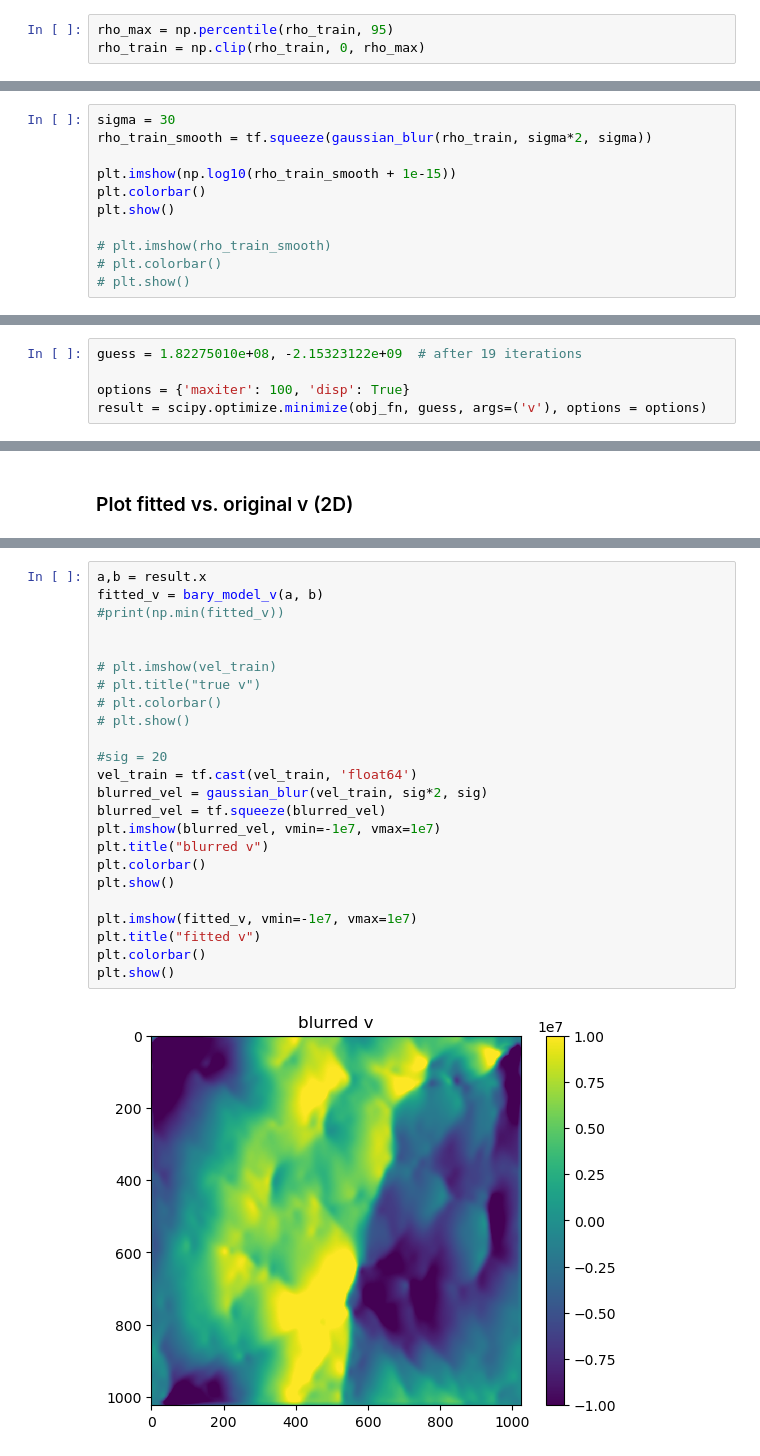
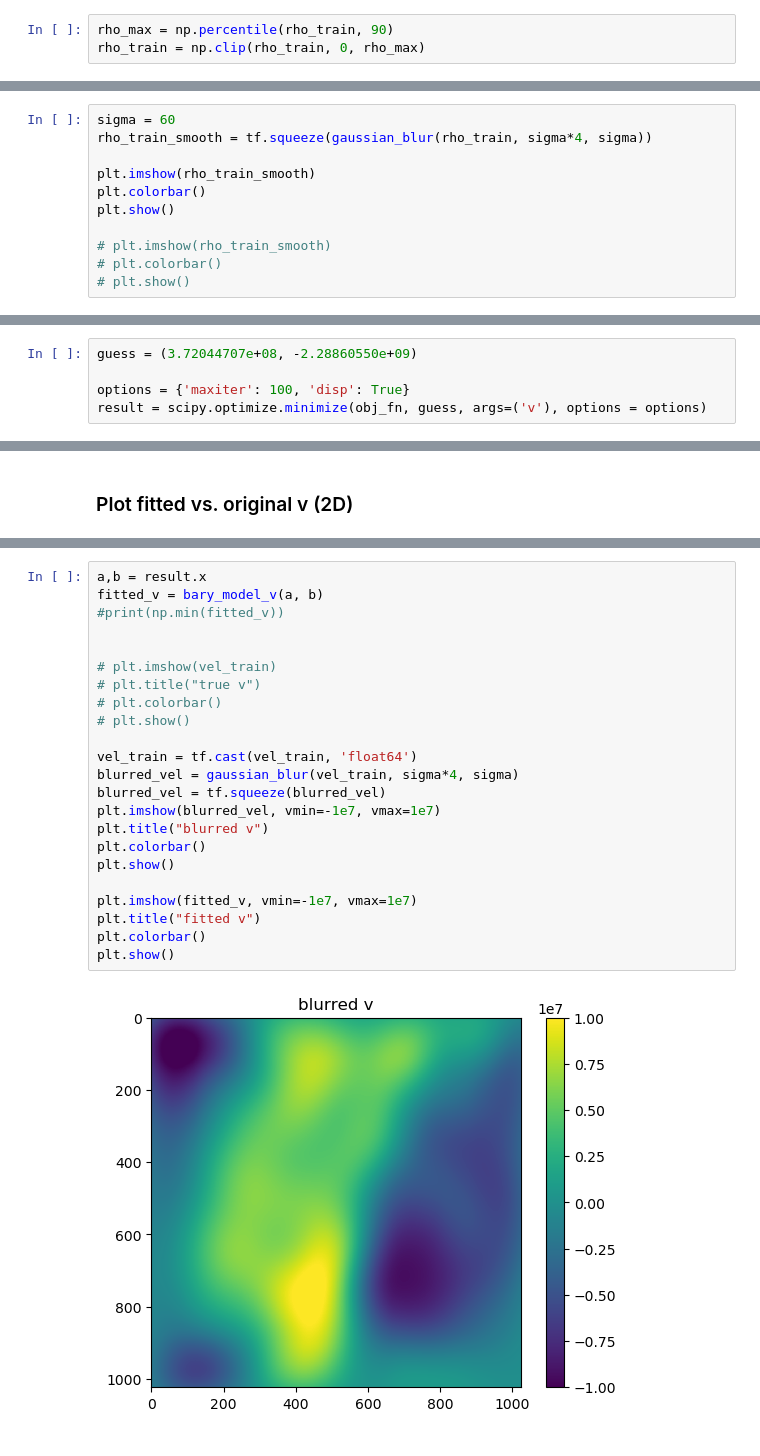
Before and after one commit to Jupiter1994/lya-tf, a Jupyter notebook: lya_fields/DM_to_bary_fitting.ipynb, the cells around one changed output, grey strips where cells are left out. Saved outputs shown, nothing was run; the diff lists cells and outputs as text.

```diff
--- a/lya_fields/DM_to_bary_fitting.ipynb
+++ b/lya_fields/DM_to_bary_fitting.ipynb
@@ -92,6 +92,6 @@ rho_train = tf.cast(rho_train, 'float64')
 # %% [markdown]
 ### Clip + smooth rho_train (for fitting v)
 # %%
-rho_max = np.percentile(rho_train, 95)
+rho_max = np.percentile(rho_train, 90)
 rho_train = np.clip(rho_train, 0, rho_max)
 # %%
@@ -101,8 +101,8 @@ print(np.percentile(rho_train, 95))
 # %%
-sigma = 30
-rho_train_smooth = tf.squeeze(gaussian_blur(rho_train, sigma*2, sigma))
+sigma = 60
+rho_train_smooth = tf.squeeze(gaussian_blur(rho_train, sigma*4, sigma))
 
-plt.imshow(np.log10(rho_train_smooth + 1e-15))
+plt.imshow(rho_train_smooth)
 plt.colorbar()
 plt.show()
 
@@ -338,5 +338,5 @@ guess = (3e8, -3e8) # initial guess
 # %%
-guess = 1.82275010e+08, -2.15323122e+09  # after 19 iterations
+guess = (3.72044707e+08, -2.28860550e+09)
 
 options = {'maxiter': 100, 'disp': True}
 result = scipy.optimize.minimize(obj_fn, guess, args=('v'), options = options)
@@ -395,26 +389,25 @@ plt.show()
 # %%
 a,b = result.x
 fitted_v = bary_model_v(a, b)
 #print(np.min(fitted_v))
 
 
 # plt.imshow(vel_train)
 # plt.title("true v")
 # plt.colorbar()
 # plt.show()
 
-#sig = 20
 vel_train = tf.cast(vel_train, 'float64')
-blurred_vel = gaussian_blur(vel_train, sig*2, sig)
+blurred_vel = gaussian_blur(vel_train, sigma*4, sigma)
 blurred_vel = tf.squeeze(blurred_vel)
 plt.imshow(blurred_vel, vmin=-1e7, vmax=1e7)
 plt.title("blurred v")
 plt.colorbar()
 plt.show()
 
 plt.imshow(fitted_v, vmin=-1e7, vmax=1e7)
 plt.title("fitted v")
 plt.colorbar()
 plt.show()
 # %% [output]
-[figure, old version]
+[figure, new version]
```
Also changed, not shown: parts of 12 cells of this notebook.
